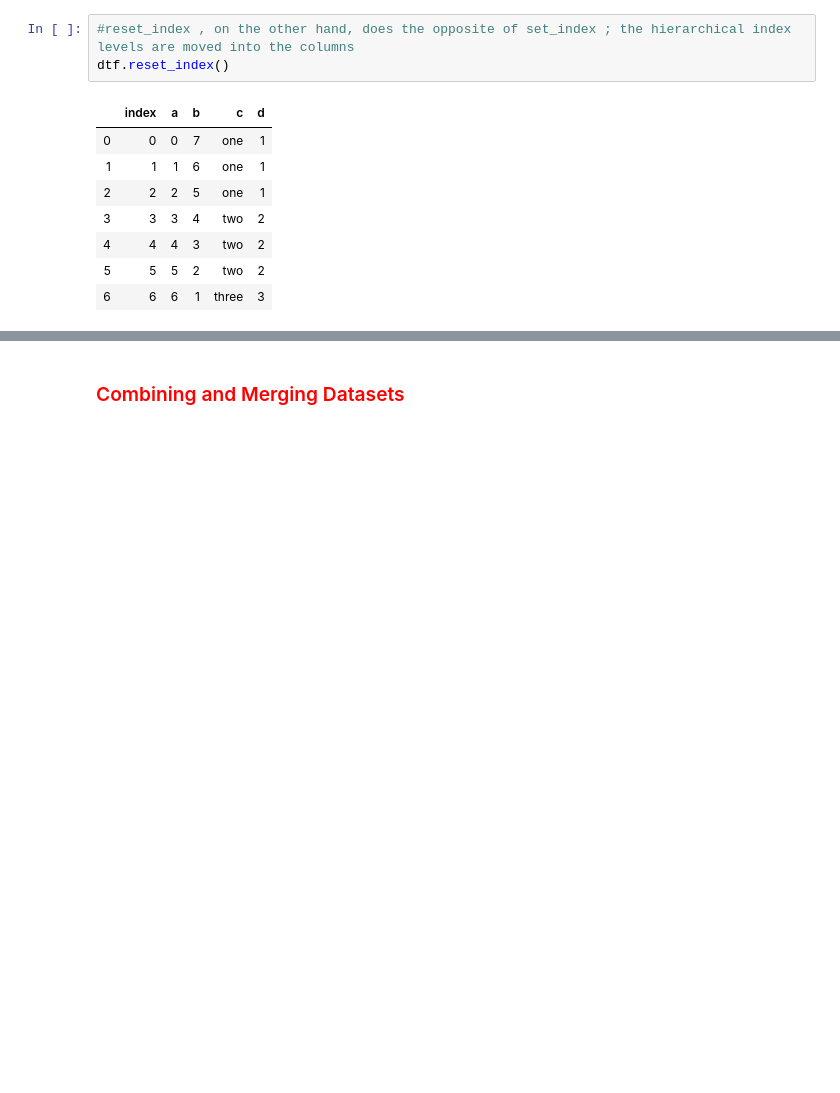
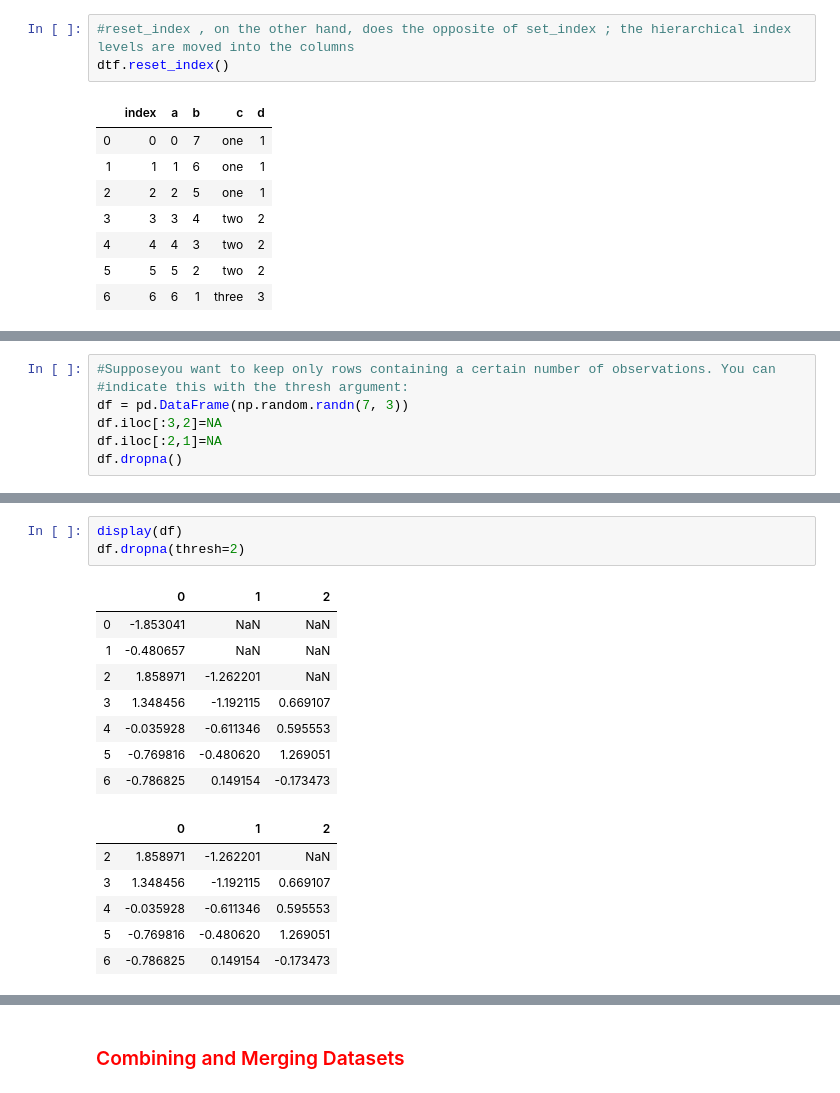
Before and after one commit to 1zulkifel/Data_science, a Jupyter notebook: Pandas_p.ipynb, the cells around one changed output, grey strips where cells are left out. Cells and saved outputs as stored; diff of their text form; blank space fills up the shorter version.

```diff
--- a/Pandas_p.ipynb
+++ b/Pandas_p.ipynb
@@ -692,0 +754,7 @@ dtf.reset_index()
+# %%
+#Supposeyou want to keep only rows containing a certain number of observations. You can
+#indicate this with the thresh argument:
+df = pd.DataFrame(np.random.randn(7, 3))
+df.iloc[:3,2]=NA
+df.iloc[:2,1]=NA
+df.dropna()
@@ -692,0 +767,18 @@ dtf.reset_index()
+# %%
+display(df)
+df.dropna(thresh=2)
+# %% [output]
+|  | 0 | 1 | 2 |
+| 0 | -1.853041 | NaN | NaN |
+| 1 | -0.480657 | NaN | NaN |
+| 2 | 1.858971 | -1.262201 | NaN |
+| 3 | 1.348456 | -1.192115 | 0.669107 |
+| 4 | -0.035928 | -0.611346 | 0.595553 |
+| 5 | -0.769816 | -0.480620 | 1.269051 |
+| 6 | -0.786825 | 0.149154 | -0.173473 |
+|  | 0 | 1 | 2 |
+| 2 | 1.858971 | -1.262201 | NaN |
+| 3 | 1.348456 | -1.192115 | 0.669107 |
+| 4 | -0.035928 | -0.611346 | 0.595553 |
+| 5 | -0.769816 | -0.480620 | 1.269051 |
+| 6 | -0.786825 | 0.149154 | -0.173473 |
```
Also changed, not shown: parts of 19 cells of this notebook.
